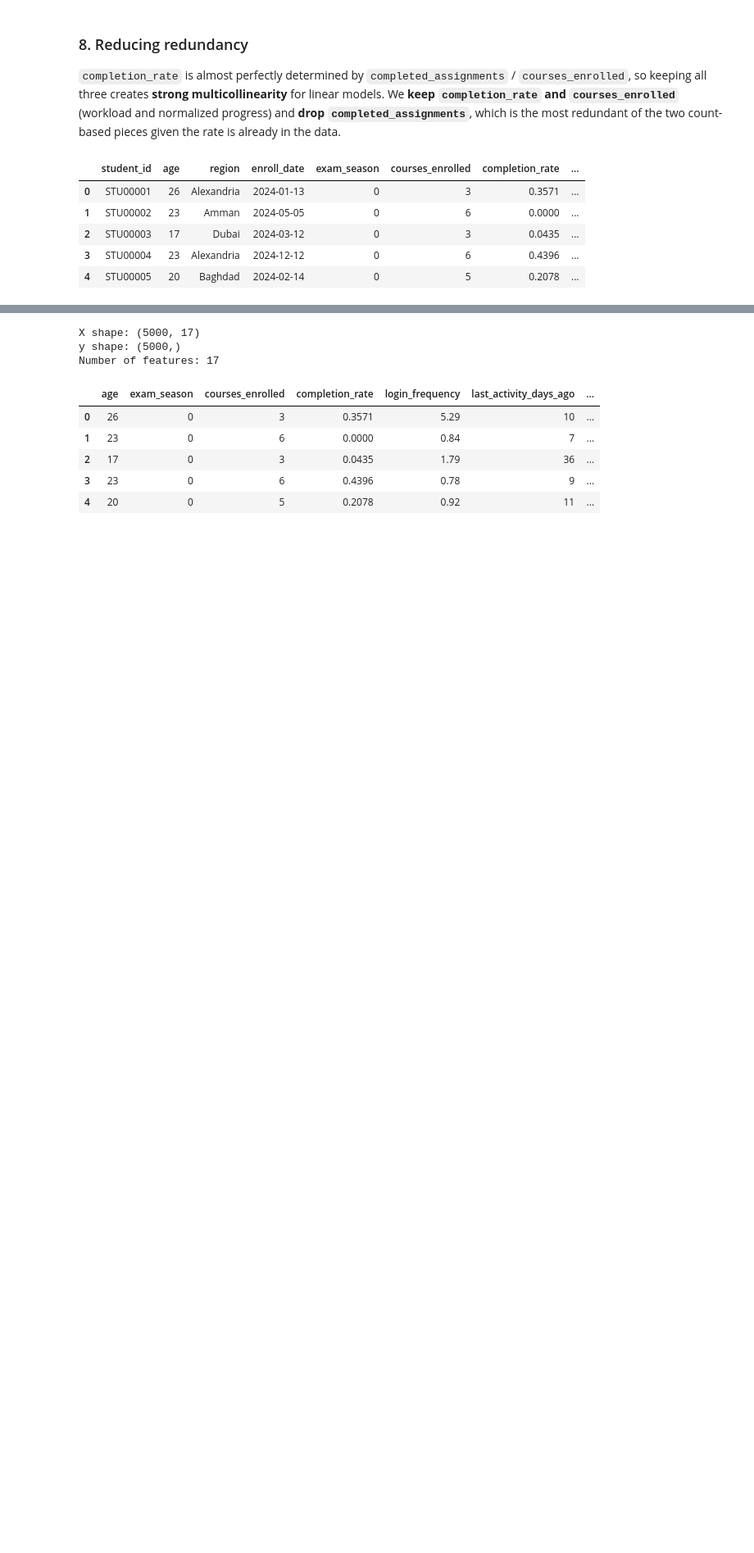
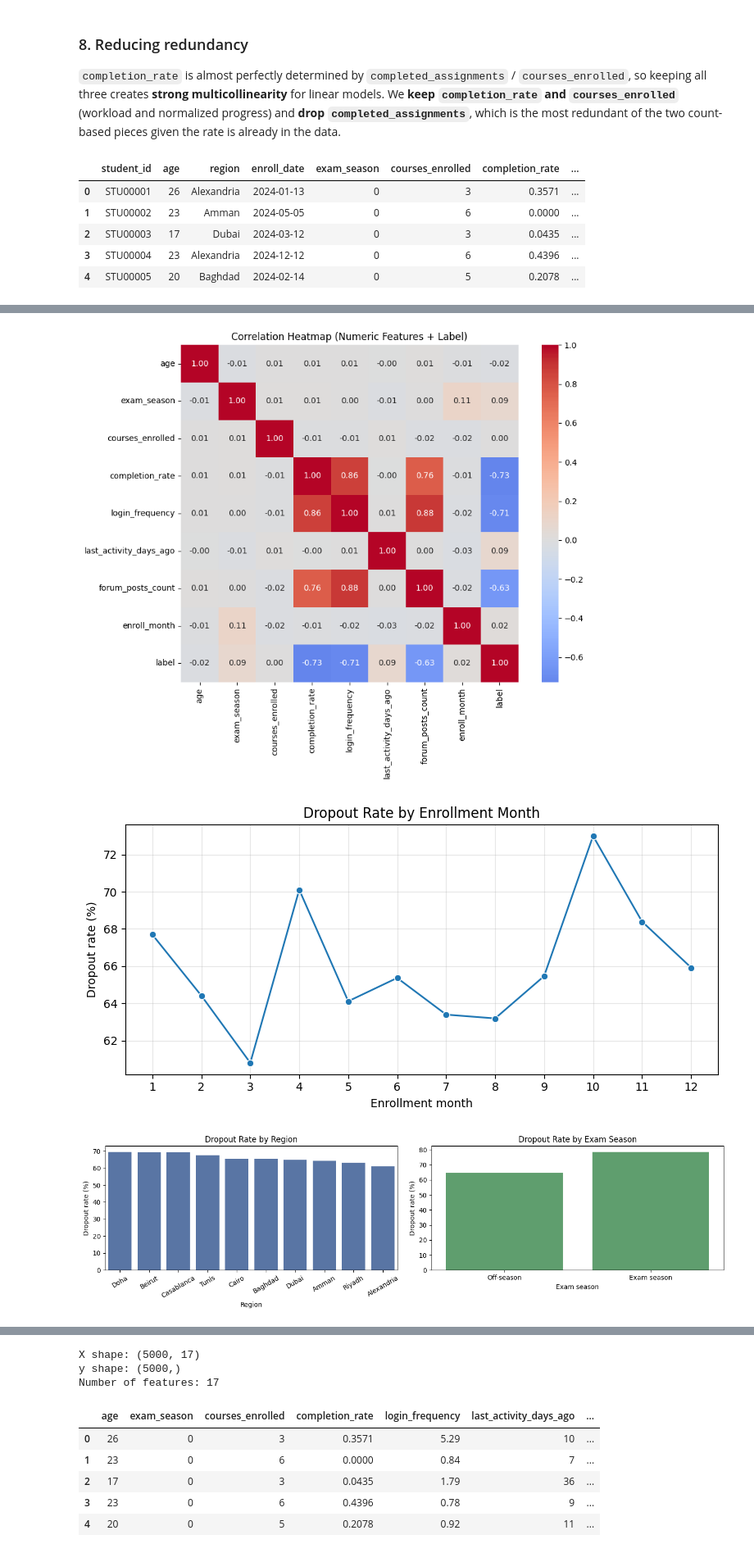
Before and after one commit to ctamburrino/student_dropout_predictor, a Jupyter notebook: Final Project.ipynb, the cells around one changed output, grey strips where cells are left out. Shown at 82% size. Saved outputs shown, nothing was run; the diff lists cells and outputs as text; code cells hidden in the pictures; blank space fills up the shorter version.

Commit message:
Added more plots

```diff
--- a/Final Project.ipynb
+++ b/Final Project.ipynb
@@ -282 +289,68 @@ student_df.head()
+# %%
+# --- 9a) Correlation heatmap (numeric features + label) ---
+corr_cols = [
+    "age",
+    "exam_season",
+    "courses_enrolled",
+    "completion_rate",
+    "login_frequency",
+    "last_activity_days_ago",
+    "forum_posts_count",
+    "enroll_month",
+    "label",
+]
+
+corr_matrix = student_df[corr_cols].corr(numeric_only=True)
+
+plt.figure(figsize=(10, 8))
+sns.heatmap(corr_matrix, annot=True, fmt=".2f", cmap="coolwarm", center=0, square=True)
+plt.title("Correlation Heatmap (Numeric Features + Label)")
+plt.tight_layout()
+plt.show()
+
+# --- 9b) Monthly dropout trend ---
+monthly_dropout = (
+    student_df.groupby("enroll_month", as_index=False)["label"]
+    .mean()
+    .rename(columns={"label": "dropout_rate"})
+)
+monthly_dropout["dropout_rate_pct"] = monthly_dropout["dropout_rate"] * 100
+
+plt.figure(figsize=(8, 4))
+ax = sns.lineplot(data=monthly_dropout, x="enroll_month", y="dropout_rate_pct", marker="o")
+ax.set_xticks(range(1, 13))
+ax.set_xlabel("Enrollment month")
+ax.set_ylabel("Dropout rate (%)")
+ax.set_title("Dropout Rate by Enrollment Month")
+ax.grid(alpha=0.3)
+plt.tight_layout()
+plt.show()
+
+# --- 9c) Categorical vs target dropout rates ---
+fig, axes = plt.subplots(1, 2, figsize=(14, 4))
+
+region_rates = (
+    student_df.groupby("region", as_index=False)["label"].mean().sort_values("label", ascending=False)
+)
+region_rates["dropout_rate_pct"] = region_rates["label"] * 100
+sns.barplot(data=region_rates, x="region", y="dropout_rate_pct", ax=axes[0], color="#4C72B0")
+axes[0].set_title("Dropout Rate by Region")
+axes[0].set_xlabel("Region")
+axes[0].set_ylabel("Dropout rate (%)")
+axes[0].tick_params(axis="x", rotation=30)
+
+season_rates = student_df.groupby("exam_season", as_index=False)["label"].mean()
+season_rates["dropout_rate_pct"] = season_rates["label"] * 100
+season_rates["exam_season_name"] = season_rates["exam_season"].map({0: "Off-season", 1: "Exam season"})
+sns.barplot(data=season_rates, x="exam_season_name", y="dropout_rate_pct", ax=axes[1], color="#55A868")
+axes[1].set_title("Dropout Rate by Exam Season")
+axes[1].set_xlabel("Exam season")
+axes[1].set_ylabel("Dropout rate (%)")
+
+plt.tight_layout()
+plt.show()
+# %% [output]
+[figure, added]
+[figure, added]
+[figure, added]
 # %% [markdown]
```
Also changed, not shown: parts of 5 cells of this notebook.
